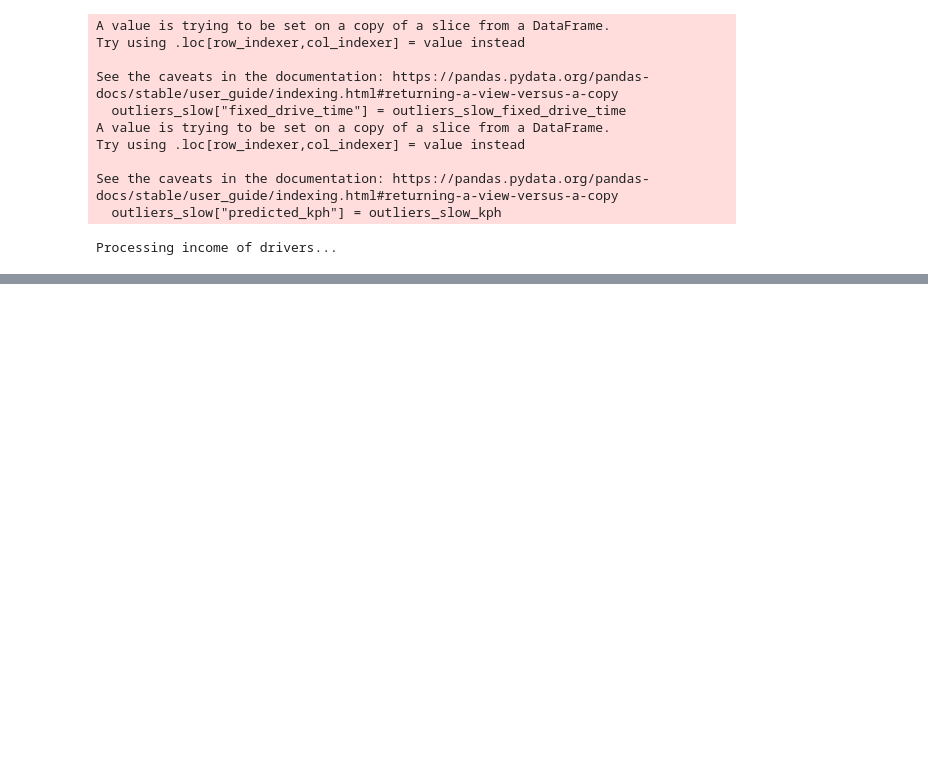
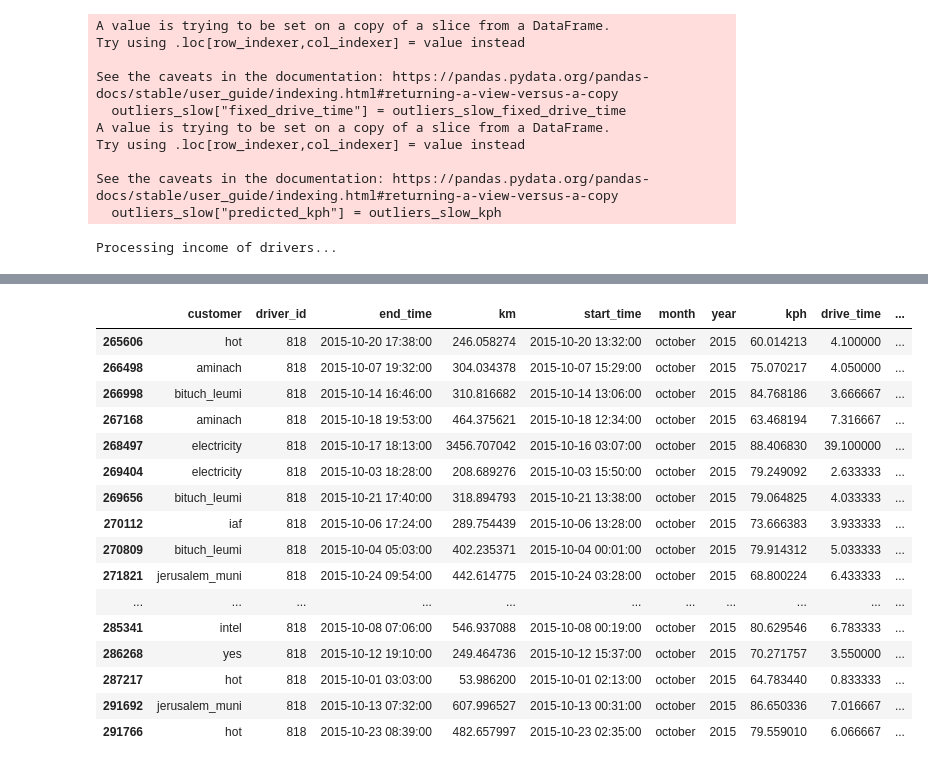
Before and after one commit to ronTohar1/CV_training, a Jupyter notebook: basic/python/Basic - Azrieli & Sons data/project_files/fix_data.ipynb, the cells around one changed output, grey strips where cells are left out. Cells and saved outputs as stored; diff of their text form; code cells hidden in the pictures; blank space fills up the shorter version.

```diff
--- a/basic/python/Basic - Azrieli & Sons data/project_files/fix_data.ipynb
+++ b/basic/python/Basic - Azrieli & Sons data/project_files/fix_data.ipynb
@@ -535,0 +535,20 @@ NameError: name 'df' is not defined
+# %%
+trips_df[(trips_df['driver_id'] == 818) & (trips_df['month'] == "october")]
+# %% [output]
+|  | customer | driver_id | end_time | km | start_time | month | year | kph | drive_time | ... |
+| 265606 | hot | 818 | 2015-10-20 17:38:00 | 246.058274 | 2015-10-20 13:32:00 | october | 2015 | 60.014213 | 4.100000 | ... |
+| 266498 | aminach | 818 | 2015-10-07 19:32:00 | 304.034378 | 2015-10-07 15:29:00 | october | 2015 | 75.070217 | 4.050000 | ... |
+| 266998 | bituch_leumi | 818 | 2015-10-14 16:46:00 | 310.816682 | 2015-10-14 13:06:00 | october | 2015 | 84.768186 | 3.666667 | ... |
+| 267168 | aminach | 818 | 2015-10-18 19:53:00 | 464.375621 | 2015-10-18 12:34:00 | october | 2015 | 63.468194 | 7.316667 | ... |
+| 268497 | electricity | 818 | 2015-10-17 18:13:00 | 3456.707042 | 2015-10-16 03:07:00 | october | 2015 | 88.406830 | 39.100000 | ... |
+| 269404 | electricity | 818 | 2015-10-03 18:28:00 | 208.689276 | 2015-10-03 15:50:00 | october | 2015 | 79.249092 | 2.633333 | ... |
+| 269656 | bituch_leumi | 818 | 2015-10-21 17:40:00 | 318.894793 | 2015-10-21 13:38:00 | october | 2015 | 79.064825 | 4.033333 | ... |
+| 270112 | iaf | 818 | 2015-10-06 17:24:00 | 289.754439 | 2015-10-06 13:28:00 | october | 2015 | 73.666383 | 3.933333 | ... |
+| 270809 | bituch_leumi | 818 | 2015-10-04 05:03:00 | 402.235371 | 2015-10-04 00:01:00 | october | 2015 | 79.914312 | 5.033333 | ... |
+| 271821 | jerusalem_muni | 818 | 2015-10-24 09:54:00 | 442.614775 | 2015-10-24 03:28:00 | october | 2015 | 68.800224 | 6.433333 | ... |
+| ... | ... | ... | ... | ... | ... | ... | ... | ... | ... | ... |
+| 285341 | intel | 818 | 2015-10-08 07:06:00 | 546.937088 | 2015-10-08 00:19:00 | october | 2015 | 80.629546 | 6.783333 | ... |
+| 286268 | yes | 818 | 2015-10-12 19:10:00 | 249.464736 | 2015-10-12 15:37:00 | october | 2015 | 70.271757 | 3.550000 | ... |
+| 287217 | hot | 818 | 2015-10-01 03:03:00 | 53.986200 | 2015-10-01 02:13:00 | october | 2015 | 64.783440 | 0.833333 | ... |
+| 291692 | jerusalem_muni | 818 | 2015-10-13 07:32:00 | 607.996527 | 2015-10-13 00:31:00 | october | 2015 | 86.650336 | 7.016667 | ... |
+| 291766 | hot | 818 | 2015-10-23 08:39:00 | 482.657997 | 2015-10-23 02:35:00 | october | 2015 | 79.559010 | 6.066667 | ... |
```
Also changed, not shown: parts of 9 cells of this notebook, 5 other files.
